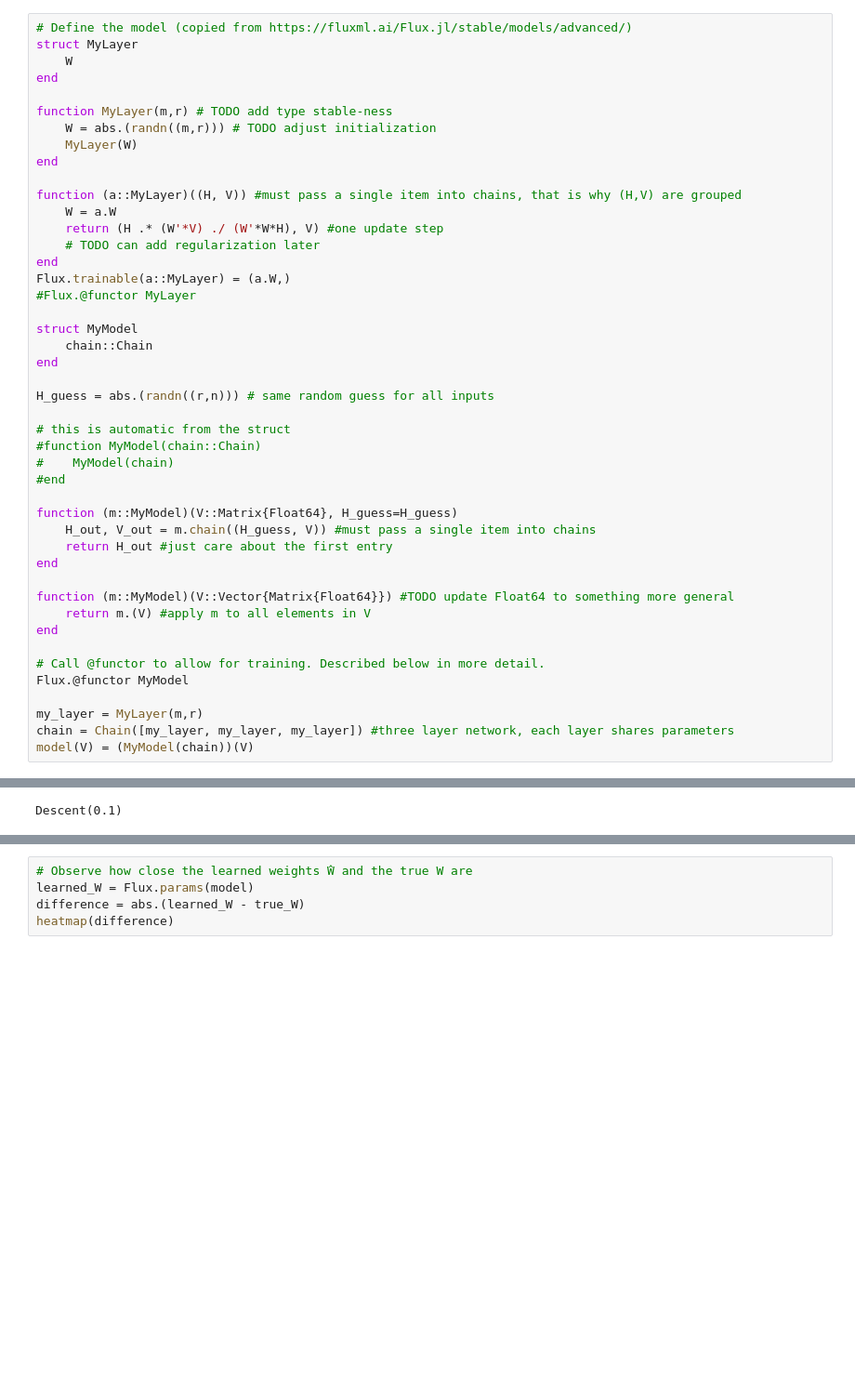
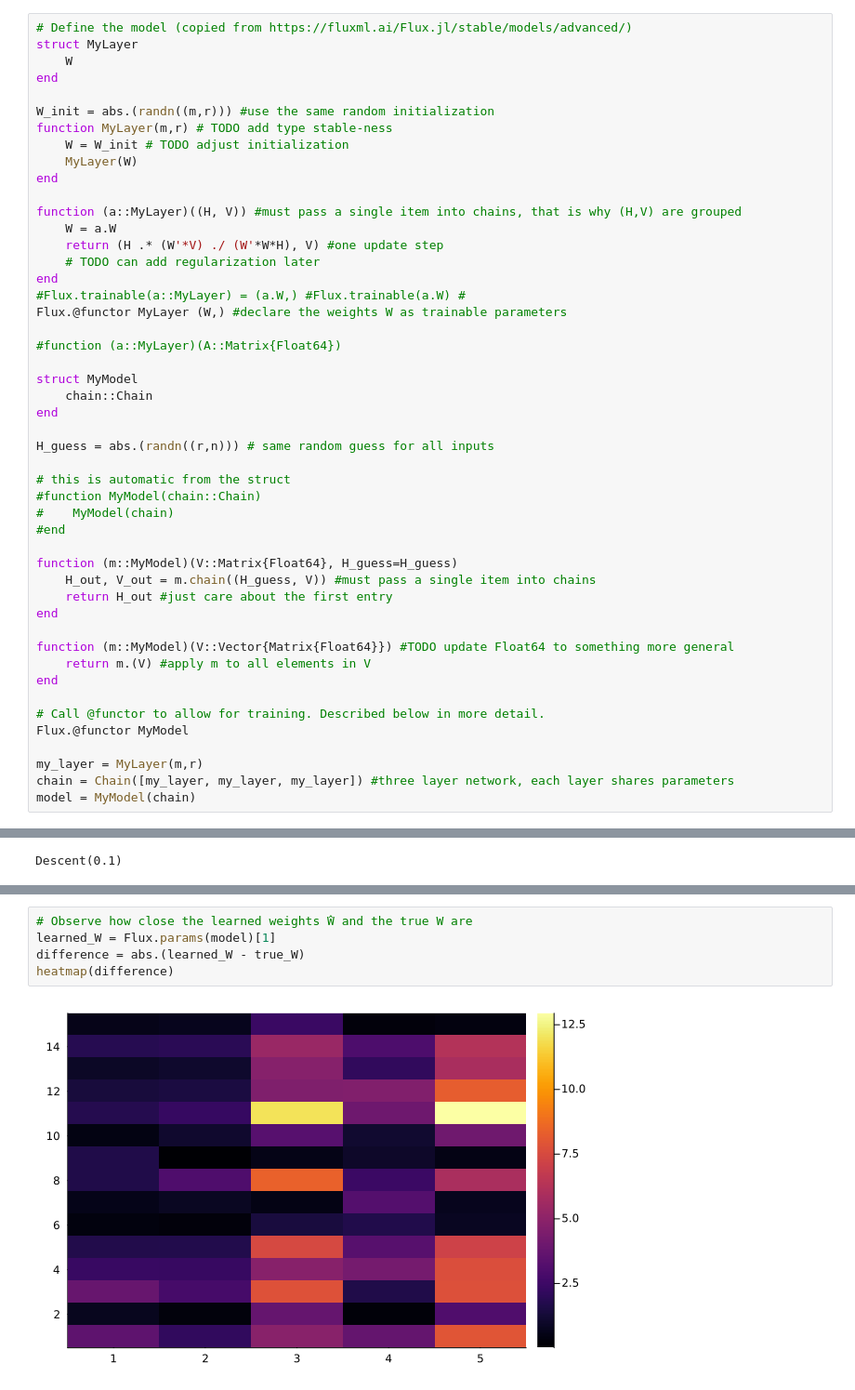
Before and after one commit to njericha/Deep-Unrolling-NTF, a Jupyter notebook: playground.ipynb, the cells around one changed output, grey strips where cells are left out. Shown at 93% size. Saved outputs shown, nothing was run; the diff lists cells and outputs as text; blank space fills up the shorter version.

```diff
--- a/playground.ipynb
+++ b/playground.ipynb
@@ -32,8 +32,9 @@ struct MyLayer
     W
 end
 
+W_init = abs.(randn((m,r))) #use the same random initialization
 function MyLayer(m,r) # TODO add type stable-ness
-    W = abs.(randn((m,r))) # TODO adjust initialization
+    W = W_init # TODO adjust initialization
     MyLayer(W)
 end
 
@@ -42,8 +43,10 @@ function (a::MyLayer)((H, V)) #must pass a single item into chains, that is why
     return (H .* (W'*V) ./ (W'*W*H), V) #one update step
     # TODO can add regularization later
 end
-Flux.trainable(a::MyLayer) = (a.W,)
-#Flux.@functor MyLayer
+#Flux.trainable(a::MyLayer) = (a.W,) #Flux.trainable(a.W) #
+Flux.@functor MyLayer (W,) #declare the weights W as trainable parameters
+
+#function (a::MyLayer)(A::Matrix{Float64})
 
 struct MyModel
     chain::Chain
@@ -70,5 +73,5 @@ Flux.@functor MyModel
 
 my_layer = MyLayer(m,r)
 chain = Chain([my_layer, my_layer, my_layer]) #three layer network, each layer shares parameters
-model(V) = (MyModel(chain))(V)
+model = MyModel(chain)
 # %% [output]
@@ -120,5 +160,7 @@ plt(i,[training_loss,testing_loss])
 # %%
 # Observe how close the learned weights ̂W and the true W are
-learned_W = Flux.params(model)
+learned_W = Flux.params(model)[1]
 difference = abs.(learned_W - true_W)
 heatmap(difference)
+# %% [output]
+[figure, added]
```
Also changed, not shown: parts of 18 cells of this notebook, 2 other files.
